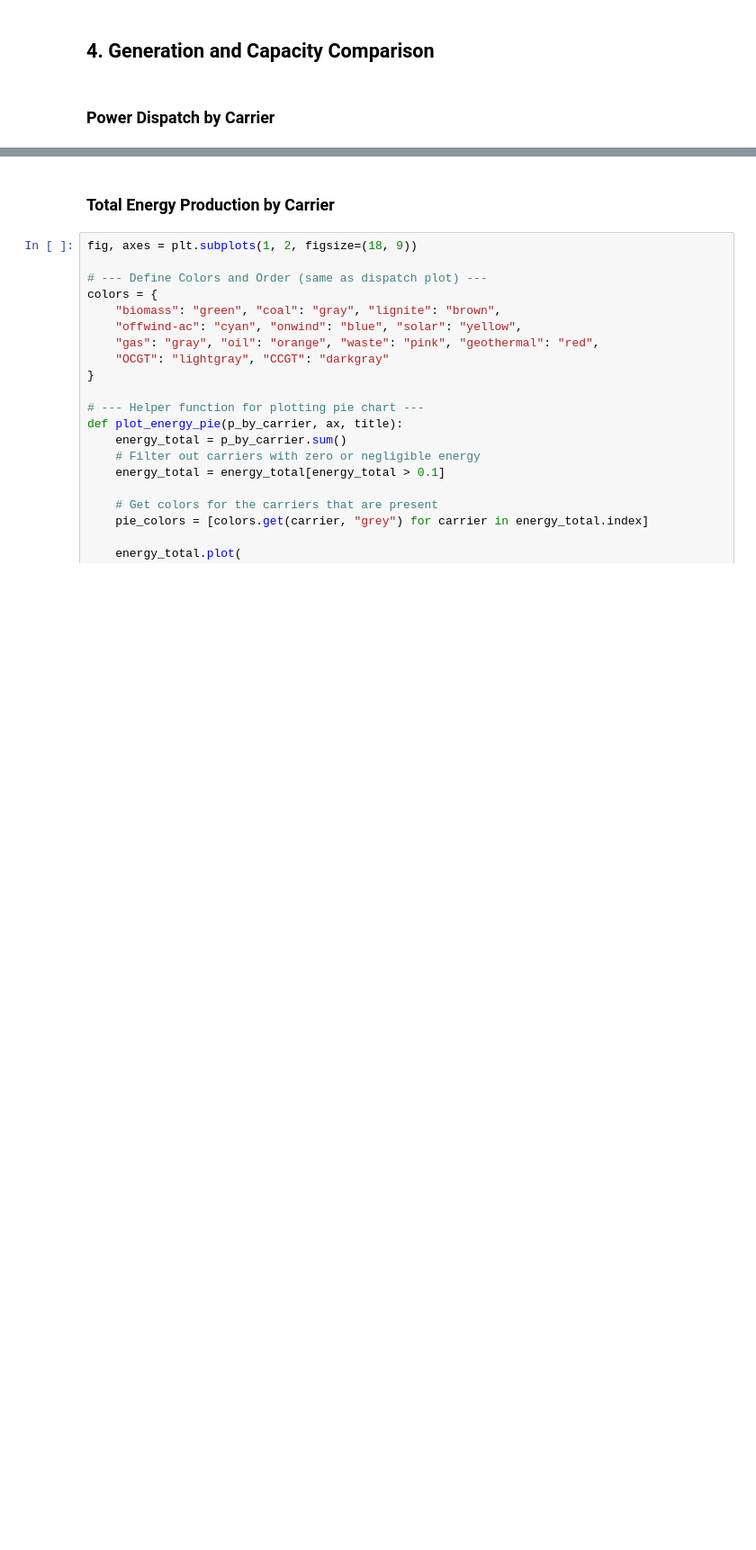
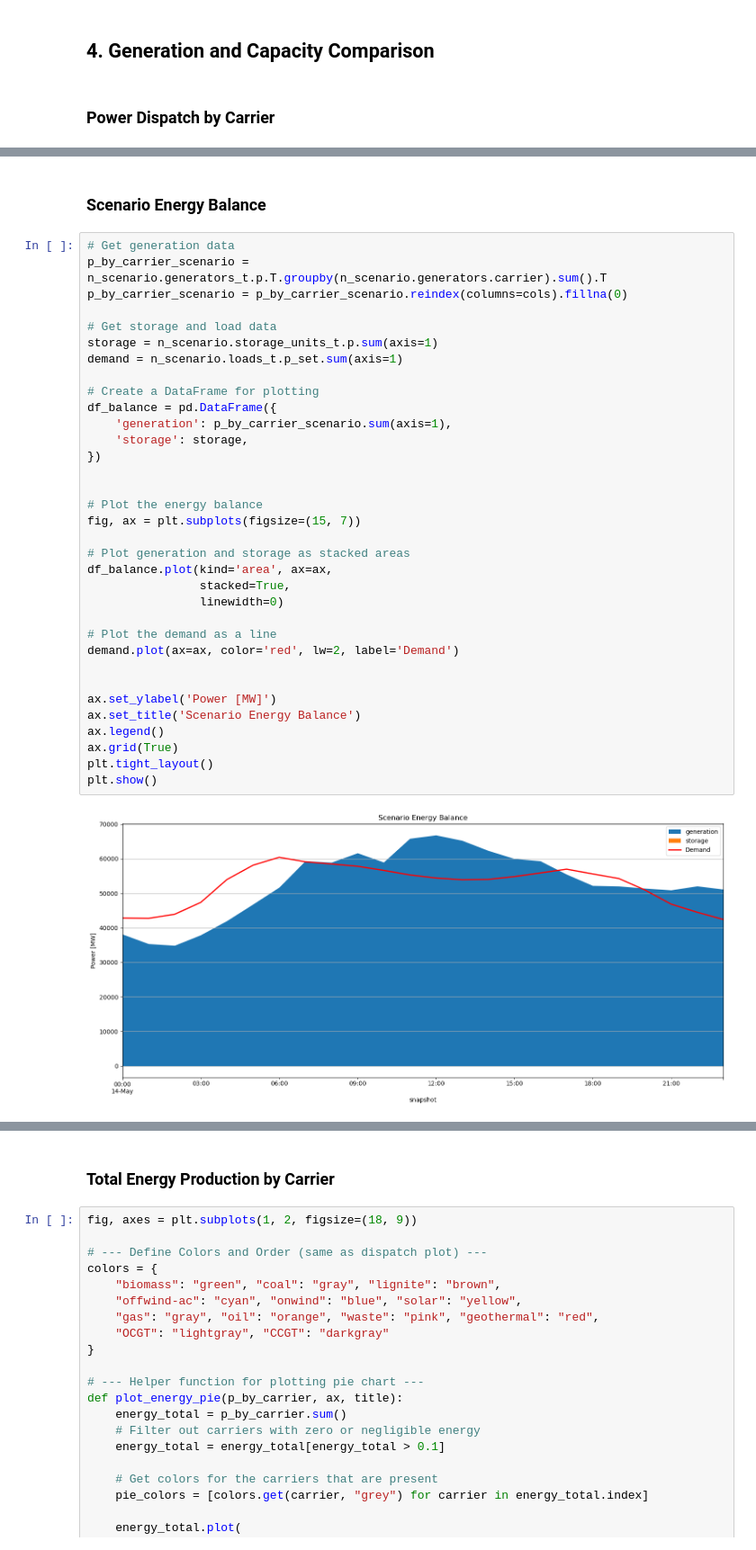
Before and after one commit to Luca2299/pypsa-eur, a Jupyter notebook: notebooks/Comparing_Scenarios.ipynb, the cells around one changed output, grey strips where cells are left out. Shown at 90% size. Saved outputs shown, nothing was run; the diff lists cells and outputs as text; blank space fills up the shorter version.

```diff
--- a/notebooks/Comparing_Scenarios.ipynb
+++ b/notebooks/Comparing_Scenarios.ipynb
@@ -283,0 +305,38 @@ plt.show()
+# %% [markdown]
+### Scenario Energy Balance
+# %%
+# Get generation data
+p_by_carrier_scenario = n_scenario.generators_t.p.T.groupby(n_scenario.generators.carrier).sum().T
+p_by_carrier_scenario = p_by_carrier_scenario.reindex(columns=cols).fillna(0)
+
+# Get storage and load data
+storage = n_scenario.storage_units_t.p.sum(axis=1)
+demand = n_scenario.loads_t.p_set.sum(axis=1)
+
+# Create a DataFrame for plotting
+df_balance = pd.DataFrame({
+    'generation': p_by_carrier_scenario.sum(axis=1),
+    'storage': storage,
+})
+
+
+# Plot the energy balance
+fig, ax = plt.subplots(figsize=(15, 7))
+
+# Plot generation and storage as stacked areas
+df_balance.plot(kind='area', ax=ax,
+                stacked=True,
+                linewidth=0)
+
+# Plot the demand as a line
+demand.plot(ax=ax, color='red', lw=2, label='Demand')
+
+
+ax.set_ylabel('Power [MW]')
+ax.set_title('Scenario Energy Balance')
+ax.legend()
+ax.grid(True)
+plt.tight_layout()
+plt.show()
+# %% [output]
+[figure, added]
```
Also changed, not shown: parts of 15 cells of this notebook, 1 other file.
